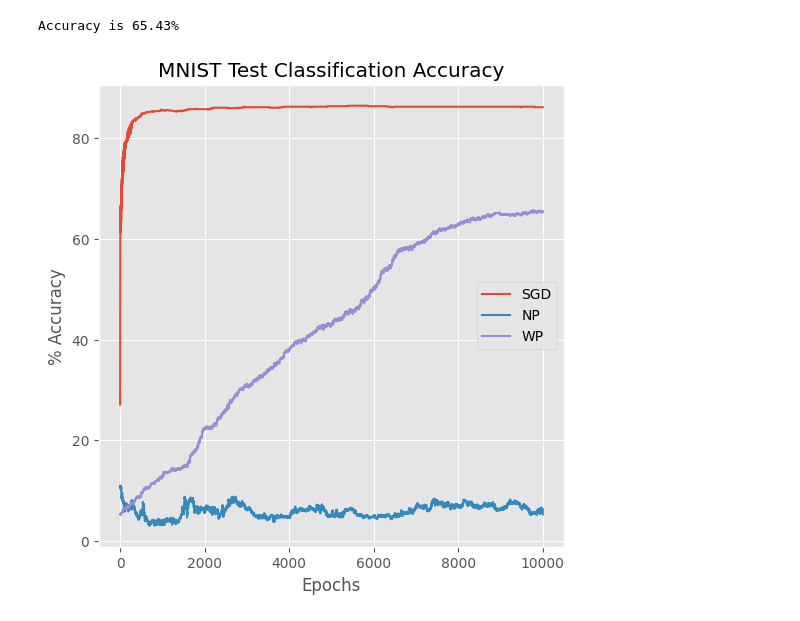
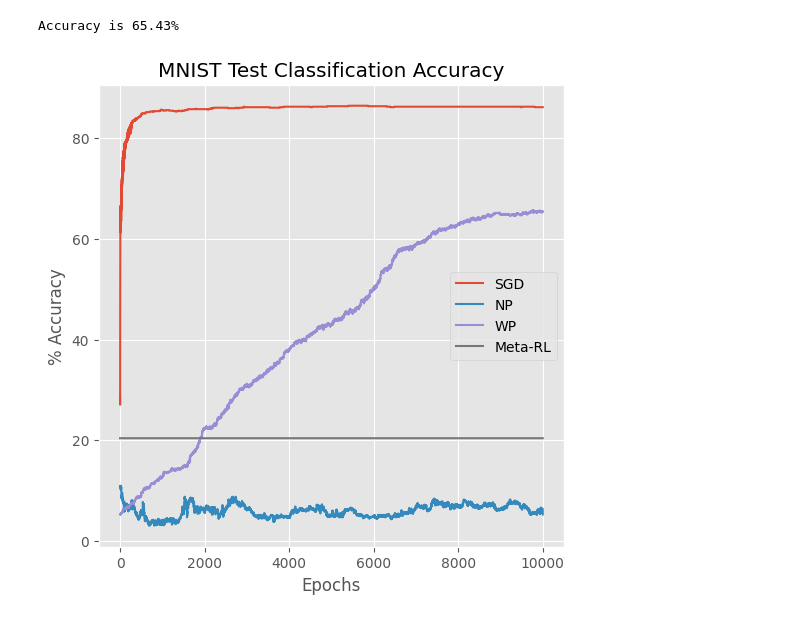
Before and after one commit to RubberNoodles/meta-MARL-neuronal-NN, a Jupyter notebook: fixed_policy.ipynb, the cells around one changed output. Drawn from its saved outputs; the diff is of its cells as text; code cells hidden in the pictures.

```diff
--- a/fixed_policy.ipynb
+++ b/fixed_policy.ipynb
@@ -494,12 +494,13 @@ Accuracy is 65.43%
 # %%
 plt.figure(figsize = (6,6))
 plt.plot(epochs, accuracy_torch, label = "SGD")
 plt.plot(epochs, accuracy_np, label = "NP")
 plt.plot(epochs, accuracy_wp, label = "WP")
+plt.plot(epochs, [20.4]*epochs.shape[0],label = "Meta-RL")
 plt.xlabel("Epochs")
 plt.ylabel("% Accuracy")
 plt.legend()
 plt.title("MNIST Test Classification Accuracy")
 plt.savefig("acc.png")
 # %% [output]
-[figure, old version]
+[figure, new version]
```
Also changed, not shown: parts of 1 cell of this notebook, 16 other files.
